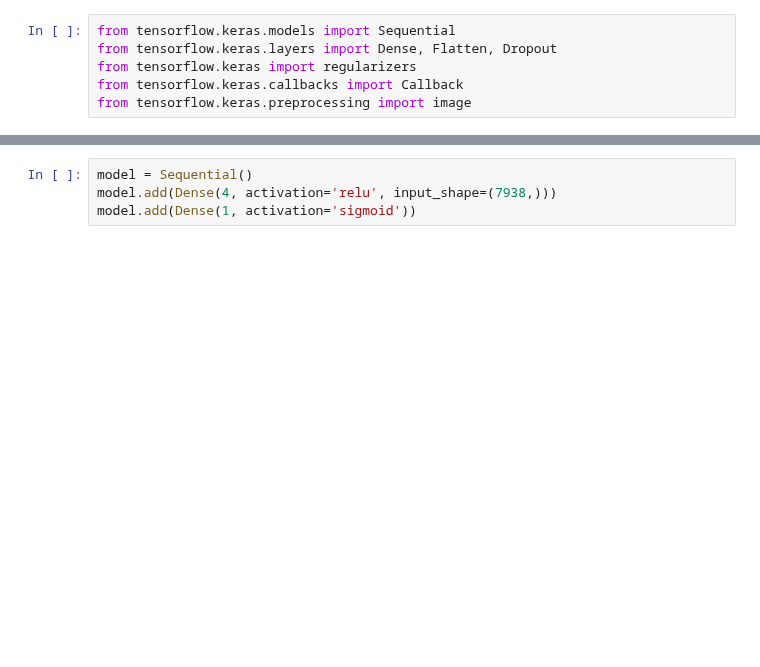
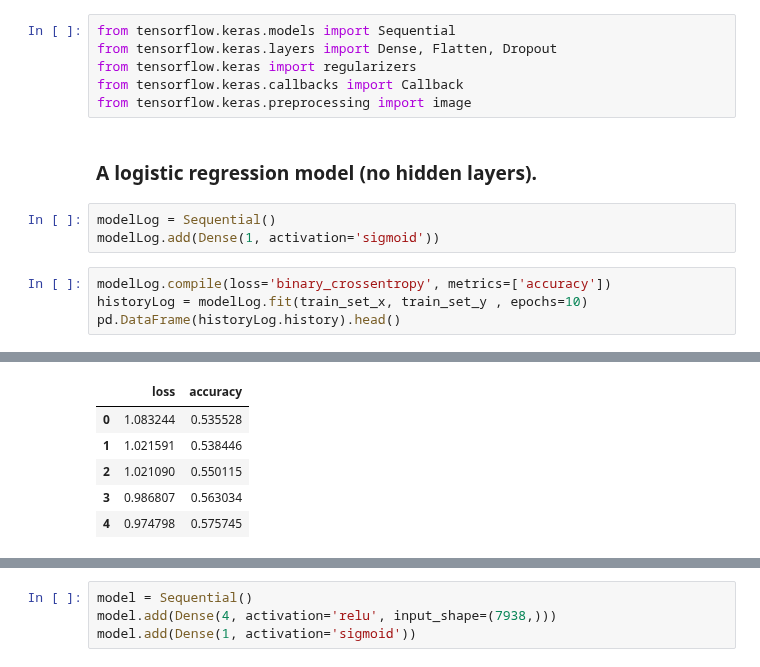
Before and after one commit to SamanZargarzadeh/Automatic-Image-Tagging-for-Fashion-E-commerce, a Jupyter notebook: Deep_Learning_Array_to_NN.ipynb, the cells around one changed output, grey strips where cells are left out. Saved outputs shown, nothing was run; the diff lists cells and outputs as text; blank space fills up the shorter version.

Commit message:
Adding Logistic + NN with Tensor flow

```diff
--- a/Deep_Learning_Array_to_NN.ipynb
+++ b/Deep_Learning_Array_to_NN.ipynb
@@ -50,3 +50,13 @@ from tensorflow.keras.layers import Dense, Flatten, Dropout
 from tensorflow.keras import regularizers
 from tensorflow.keras.callbacks import Callback
 from tensorflow.keras.preprocessing import image
+# %% [markdown]
+### **A logistic regression model (no hidden layers).**
+# %%
+modelLog = Sequential()
+modelLog.add(Dense(1, activation='sigmoid'))
+# %%
+modelLog.compile(loss='binary_crossentropy', metrics=['accuracy'])
+historyLog = modelLog.fit(train_set_x, train_set_y , epochs=10)
+pd.DataFrame(historyLog.history).head()
+# %% [output]
@@ -52,0 +83,6 @@ from tensorflow.keras.preprocessing import image
+|  | loss | accuracy |
+| 0 | 1.083244 | 0.535528 |
+| 1 | 1.021591 | 0.538446 |
+| 2 | 1.021090 | 0.550115 |
+| 3 | 0.986807 | 0.563034 |
+| 4 | 0.974798 | 0.575745 |
```
Also changed, not shown: parts of 8 cells of this notebook.
